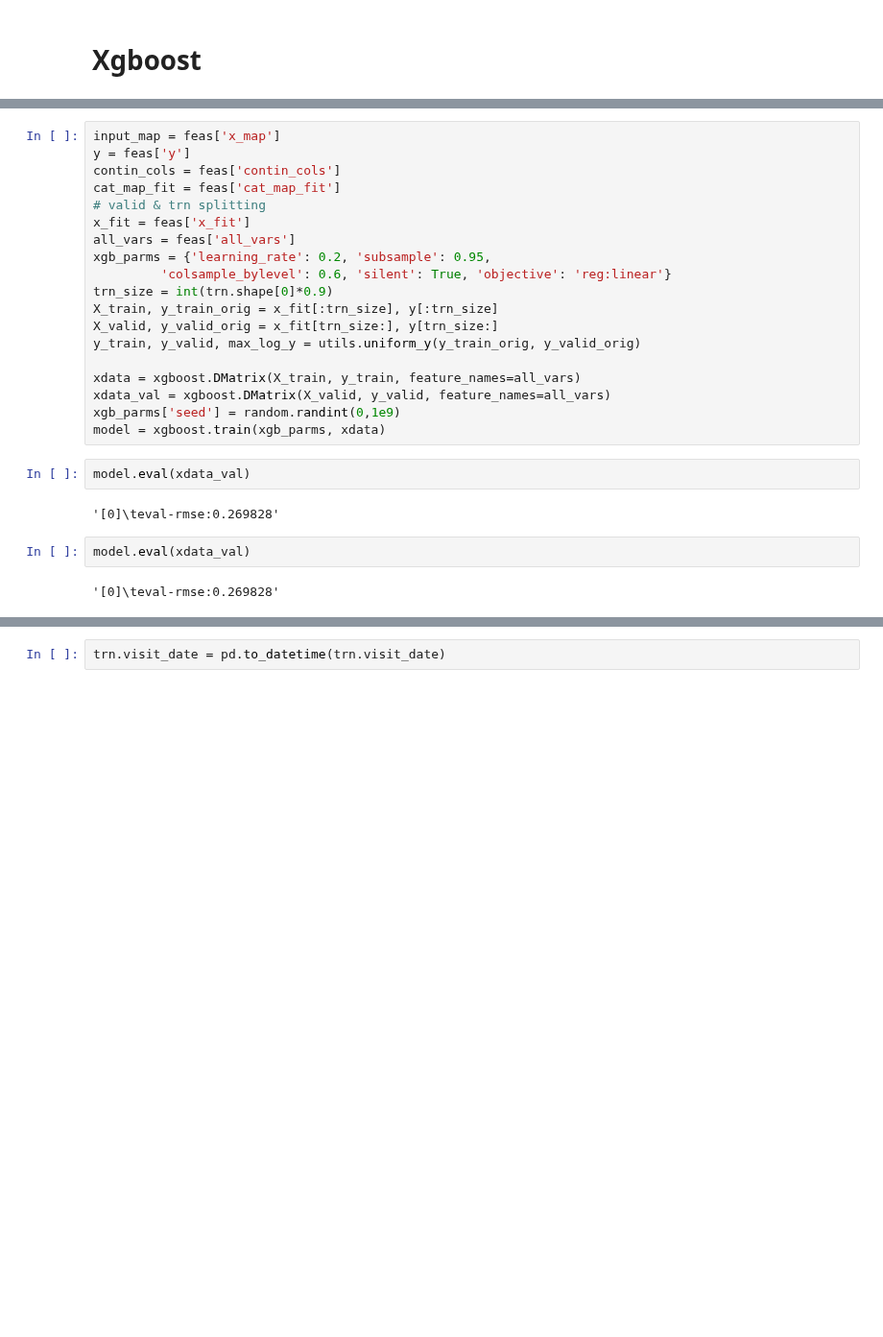
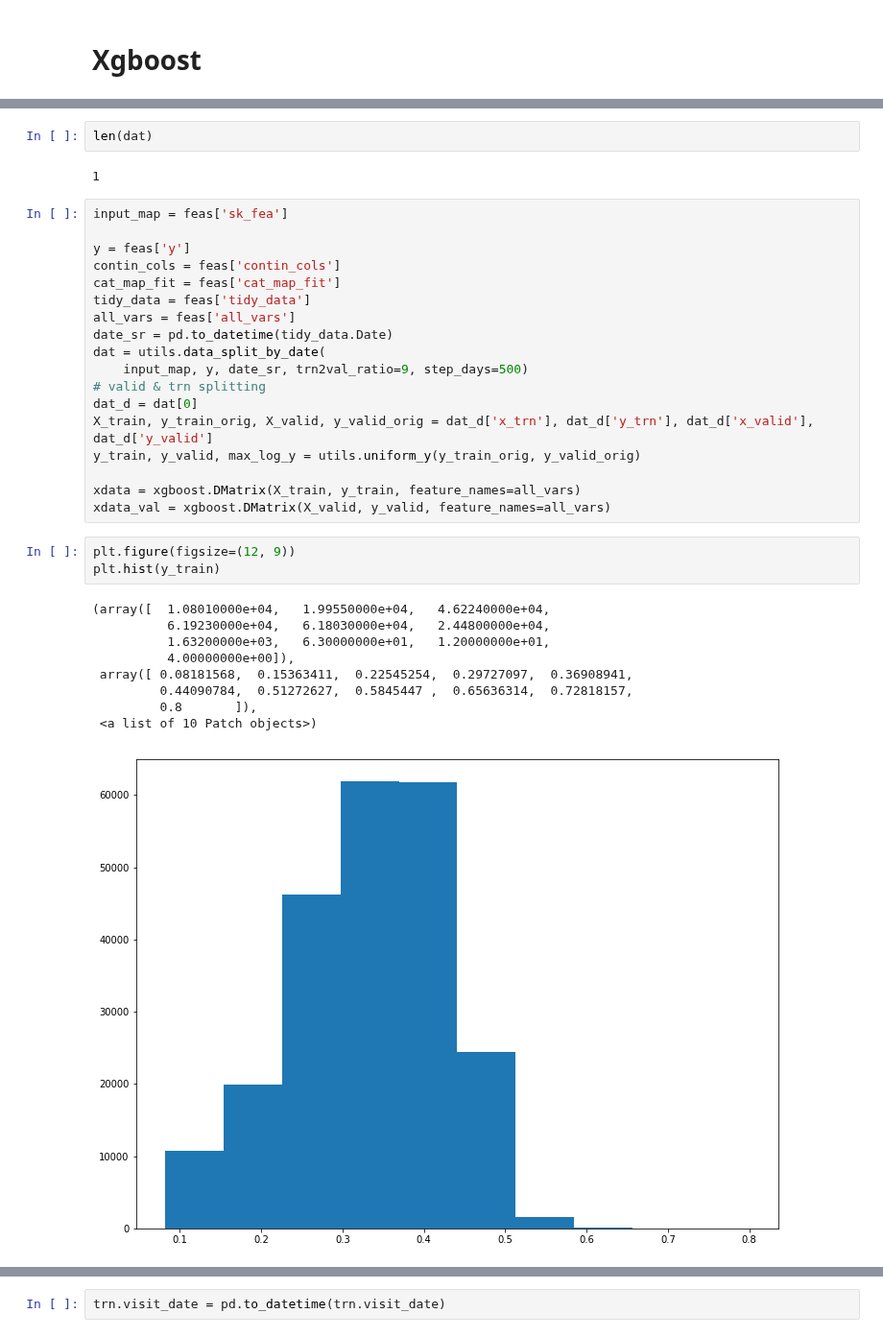
Before and after one commit to xiaochuan-du/ml_utils, a Jupyter notebook: proj/RRVF/test.ipynb, the cells around one changed output, grey strips where cells are left out. Shown at 96% size. Drawn from its saved outputs; the diff is of its cells as text; blank space fills up the shorter version.

```diff
--- a/proj/RRVF/test.ipynb
+++ b/proj/RRVF/test.ipynb
@@ -369,27 +390,35 @@ See the caveats in the documentation: http://pandas.pydata.org/pandas-docs/stabl
+# %%
+len(dat)
+# %% [output]
+1
 # %%
-input_map = feas['x_map']
+input_map = feas['sk_fea']
+
 y = feas['y']
 contin_cols = feas['contin_cols']
 cat_map_fit = feas['cat_map_fit']
+tidy_data = feas['tidy_data']
+all_vars = feas['all_vars']
+date_sr = pd.to_datetime(tidy_data.Date)
+dat = utils.data_split_by_date(
+    input_map, y, date_sr, trn2val_ratio=9, step_days=500)
 # valid & trn splitting
-x_fit = feas['x_fit']
-all_vars = feas['all_vars']
-xgb_parms = {'learning_rate': 0.2, 'subsample': 0.95,
-         'colsample_bylevel': 0.6, 'silent': True, 'objective': 'reg:linear'}
-trn_size = int(trn.shape[0]*0.9)
-X_train, y_train_orig = x_fit[:trn_size], y[:trn_size]
-X_valid, y_valid_orig = x_fit[trn_size:], y[trn_size:]
+dat_d = dat[0]
+X_train, y_train_orig, X_valid, y_valid_orig = dat_d['x_trn'], dat_d['y_trn'], dat_d['x_valid'], dat_d['y_valid']
 y_train, y_valid, max_log_y = utils.uniform_y(y_train_orig, y_valid_orig)
 
 xdata = xgboost.DMatrix(X_train, y_train, feature_names=all_vars)
 xdata_val = xgboost.DMatrix(X_valid, y_valid, feature_names=all_vars)
-xgb_parms['seed'] = random.randint(0,1e9)
-model = xgboost.train(xgb_parms, xdata)
-# %%
-model.eval(xdata_val)
-# %% [output]
-'[0]\teval-rmse:0.269828'
-# %%
-model.eval(xdata_val)
-# %% [output]
-'[0]\teval-rmse:0.269828'
+# %%
+plt.figure(figsize=(12, 9))
+plt.hist(y_train)
+# %% [output]
+(array([  1.08010000e+04,   1.99550000e+04,   4.62240000e+04,
+          6.19230000e+04,   6.18030000e+04,   2.44800000e+04,
+          1.63200000e+03,   6.30000000e+01,   1.20000000e+01,
+          4.00000000e+00]),
+ array([ 0.08181568,  0.15363411,  0.22545254,  0.29727097,  0.36908941,
+         0.44090784,  0.51272627,  0.5845447 ,  0.65636314,  0.72818157,
+         0.8       ]),
+ <a list of 10 Patch objects>)
+[figure, added]
```
Also changed, not shown: parts of 26 cells of this notebook, 2 other files.
